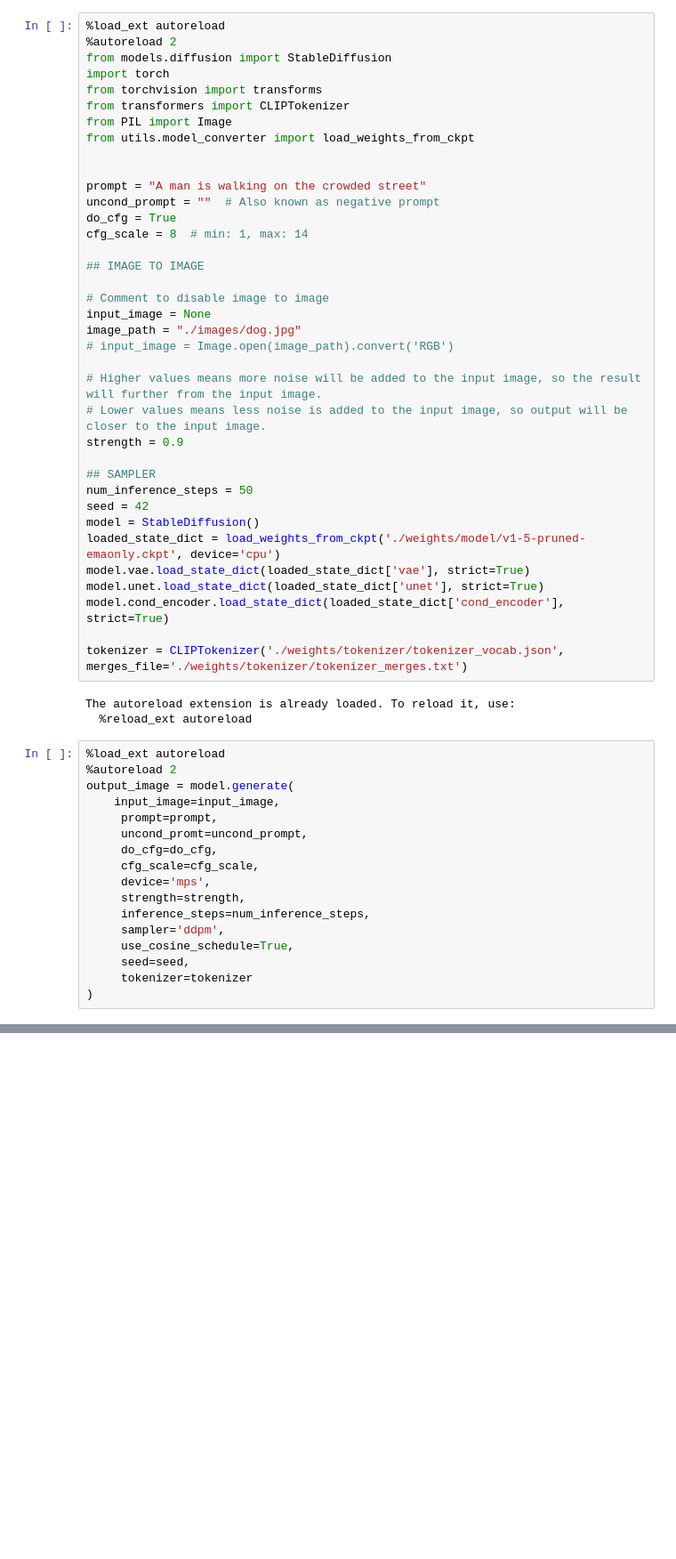
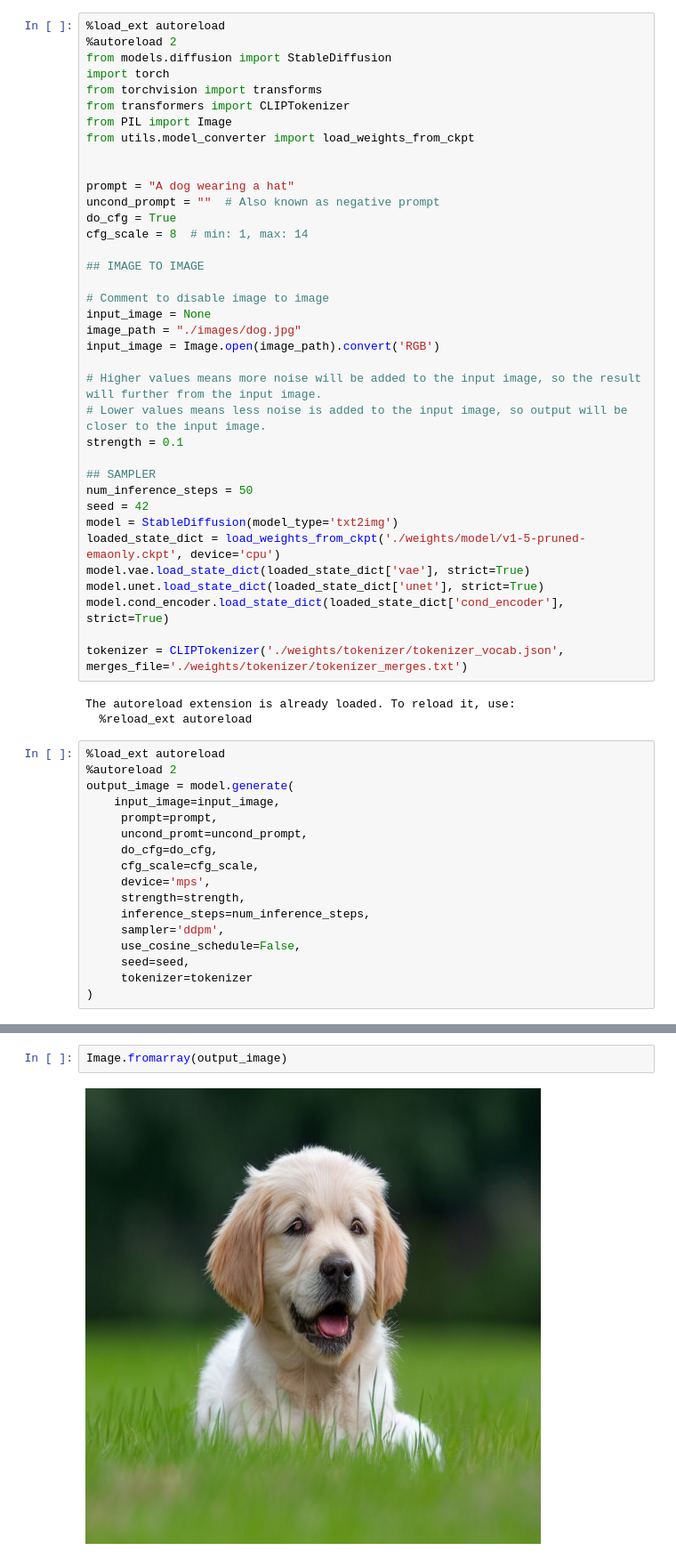
Before and after one commit to dnnhhuy/stable-diffusion-pytorch, a Jupyter notebook: Stable Diffusion Implementation.ipynb, the cells around one changed output, grey strips where cells are left out. Shown at 89% size. Cells and saved outputs as stored; diff of their text form; blank space fills up the shorter version.

```diff
--- a/Stable Diffusion Implementation.ipynb
+++ b/Stable Diffusion Implementation.ipynb
@@ -9,7 +9,7 @@ from PIL import Image
 from utils.model_converter import load_weights_from_ckpt
 
 
-prompt = "A man is walking on the crowded street"
+prompt = "A dog wearing a hat"
 uncond_prompt = ""  # Also known as negative prompt
 do_cfg = True
 cfg_scale = 8  # min: 1, max: 14
@@ -19,16 +19,16 @@ cfg_scale = 8  # min: 1, max: 14
 # Comment to disable image to image
 input_image = None
 image_path = "./images/dog.jpg"
-# input_image = Image.open(image_path).convert('RGB')
+input_image = Image.open(image_path).convert('RGB')
 
 # Higher values means more noise will be added to the input image, so the result will further from the input image.
 # Lower values means less noise is added to the input image, so output will be closer to the input image.
-strength = 0.9
+strength = 0.1
 
 ## SAMPLER
 num_inference_steps = 50
 seed = 42
-model = StableDiffusion()
+model = StableDiffusion(model_type='txt2img')
 loaded_state_dict = load_weights_from_ckpt('./weights/model/v1-5-pruned-emaonly.ckpt', device='cpu')
 model.vae.load_state_dict(loaded_state_dict['vae'], strict=True)
 model.unet.load_state_dict(loaded_state_dict['unet'], strict=True)
@@ -51,7 +51,7 @@ output_image = model.generate(
      strength=strength,
      inference_steps=num_inference_steps,
      sampler='ddpm',
-     use_cosine_schedule=True,
+     use_cosine_schedule=False,
      seed=seed,
      tokenizer=tokenizer
 )
@@ -60,0 +66,4 @@ The autoreload extension is already loaded. To reload it, use:
+# %%
+Image.fromarray(output_image)
+# %% [output]
+[figure, added]
```
Also changed, not shown: parts of 3 cells of this notebook, 13 other files.
